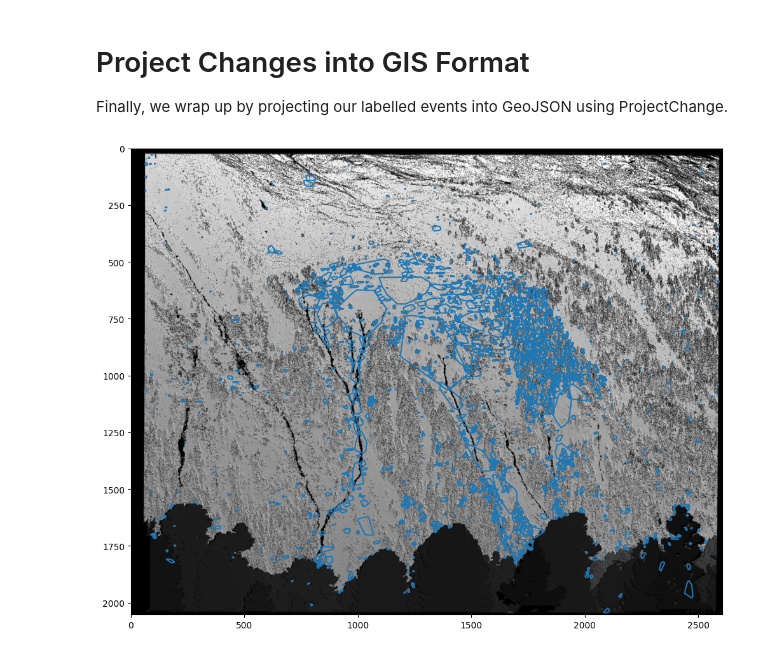
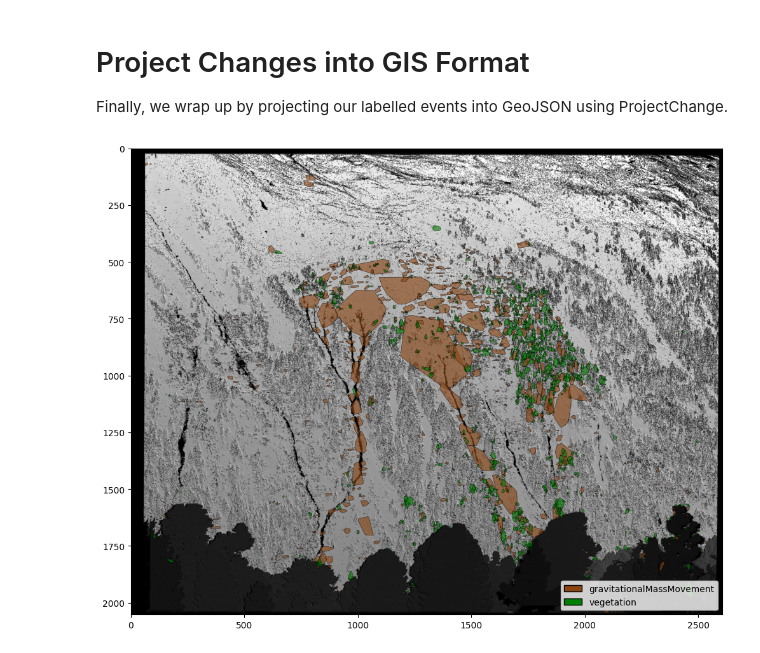
Before and after one commit to 3dgeo-heidelberg/AImon, a Jupyter notebook: docs/classification_of_change_events_using_random_forest_classifier.ipynb, the cells around one changed output. Saved outputs shown, nothing was run; the diff lists cells and outputs as text; code cells hidden in the pictures.

```diff
--- a/docs/classification_of_change_events_using_random_forest_classifier.ipynb
+++ b/docs/classification_of_change_events_using_random_forest_classifier.ipynb
@@ -137,27 +138,10 @@ change_prj = ProjectChange(
 
 change_prj.project_change()
 # %%
-import geopandas as gpd
-from matplotlib import pyplot as plt
-import rasterio as rio
-from rasterio.plot import show
-import shapely
+# Paths to the vector and raster files
+vector = "../test_data/out/change_events_labelled_using_random_forest_change_events_pixel.geojson"
+raster = "../test_data/RangeImage.tif"
 
-vector = "../test_data/out/change_events_labelled_using_random_forest_change_events_pixel.geojson"
-raster = "../test_data/RangeImage.tif"  # UInt16 4 band in B G R NIR order
-
-fig, ax = plt.subplots(1, figsize=(12, 12))
-
-with rio.open(raster) as rds:
-    show(
-        (rds, (3, 2, 1)),  # Read 3 bands of raster in R G B order (3,2,1)
-        adjust=True,       # Rescale 0.0 - 1.0
-        ax=ax,             # Use existing matplotlib axes
-    )
-
-gdf = gpd.read_file(vector)
-gdf = gpd.GeoSeries(gdf['geometry']).map(lambda polygon: shapely.ops.transform(lambda x, y: (x, -y), polygon))
-gdf.boundary.plot(ax=ax)  # Plot just the boundary
-plt.show()
+utilities.plot_change_events(vector, raster, 'event_type', ['#8B4513', 'green'])
 # %% [output]
-[figure, old version]
+[figure, new version]
```
Also changed, not shown: parts of 1 cell of this notebook, 3 other files.
